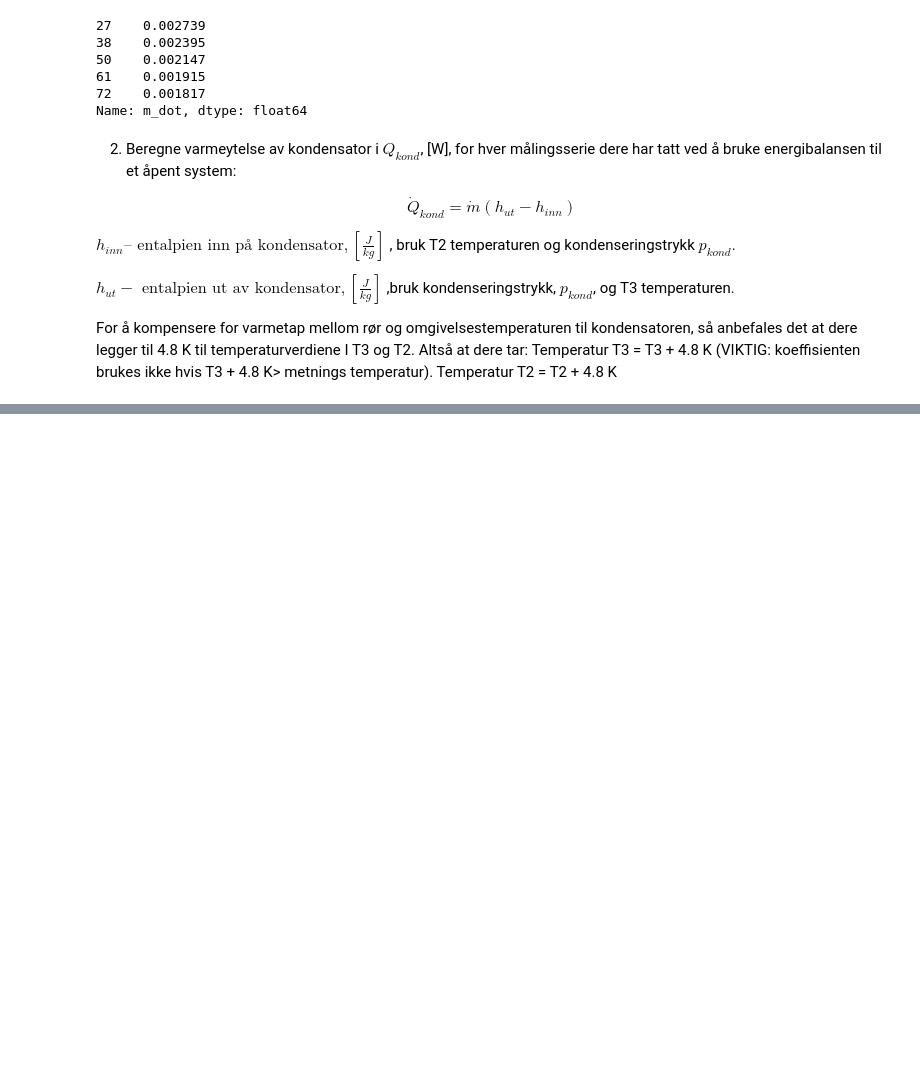
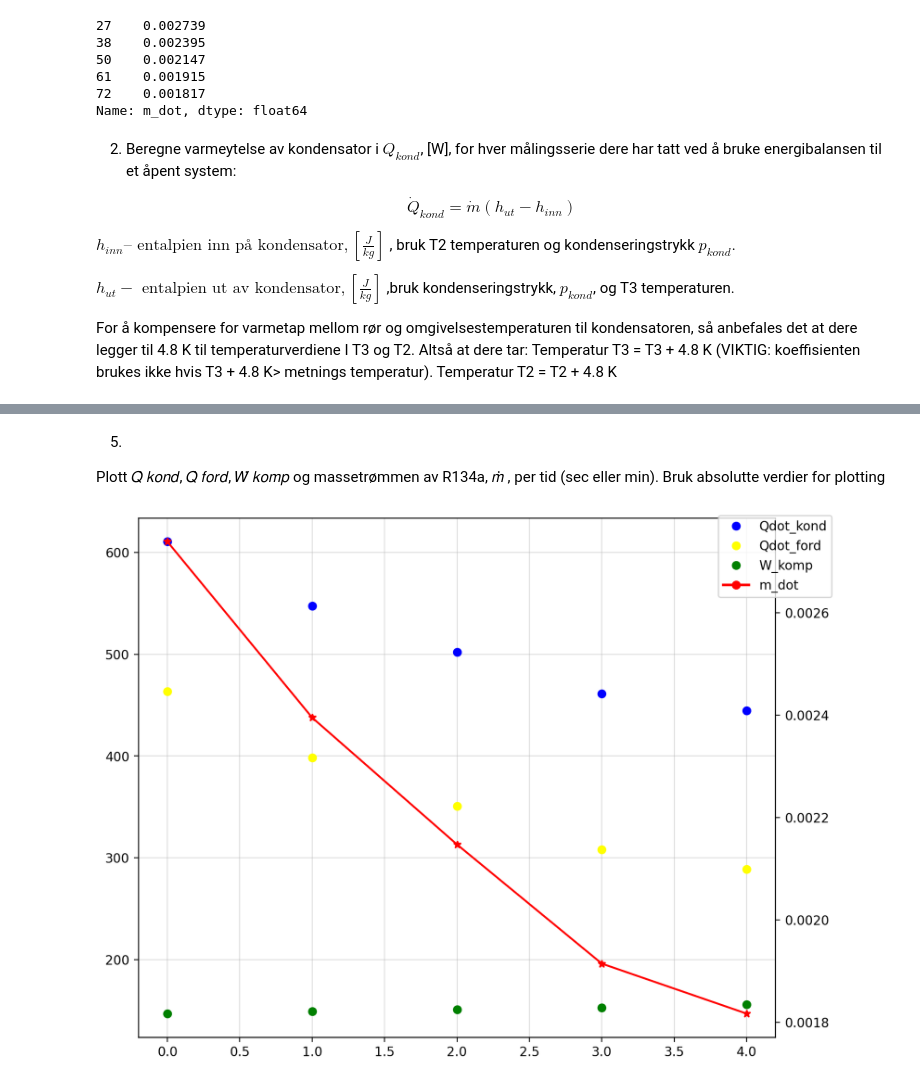
Before and after one commit to DoubleFFWasTaken/TermoLab-gh, a Jupyter notebook: TermolabGr19python.ipynb, the cells around one changed output, grey strips where cells are left out. Drawn from its saved outputs; the diff is of its cells as text; code cells hidden in the pictures; blank space fills up the shorter version.

Commit message:
plot

```diff
--- a/TermolabGr19python.ipynb
+++ b/TermolabGr19python.ipynb
@@ -168,0 +172,16 @@ print(res_manual_kond[["time", "Qdot_kond"]])
+# %%
+def entalpi_ford(data, korr=4.8):
+    data = data.copy()
+    p_ford = PropsSI("P", "T", data["Tford"].to_numpy() + kelvin, "Q", 1, fluid)
+    T1 = data["T1"].to_numpy()
+    data["hut_ford"]  = PropsSI("H", "T", T1 + kelvin, "P", p_ford, fluid)
+    data["hinn_ford"] = data["hut_kond"]
+
+    return data
+
+res_ford = entalpi_ford(res_kond)
+res_ford["Qdot_ford"] = res_ford["m_dot"] * abs((res_ford["hinn_ford"] - res_ford["hut_ford"]))
+
+res_ford_man= res_ford[res_ford["time"].dt.strftime("%H:%M:%S").isin(manual_tid)]
+
+print(res_ford_man[["time","Qdot_ford"]])
@@ -168,0 +211,4 @@ print(res_manual_kond[["time", "Qdot_kond"]])
+# %%
+res_ford_man["COP_HP"] = res_ford_man["Qdot_kond"] / res_ford_man["W_komp"]
+
+print(res_ford_man[["time","COP_HP"]])
@@ -168,0 +227,37 @@ print(res_manual_kond[["time", "Qdot_kond"]])
+# %% [markdown]
+5.
+Plott 𝑄̇
+𝑘𝑜𝑛𝑑, 𝑄̇
+𝑓𝑜𝑟𝑑, 𝑊̇
+𝑘𝑜𝑚𝑝 og massetrømmen av R134a, 𝑚̇ , per tid (sec eller min). Bruk
+absolutte verdier for plotting
+# %%
+import matplotlib.pyplot as plt
+from matplotlib.lines import Line2D
+
+x = range(len(res_ford_man["Qdot_kond"]))
+
+fig, ax1 = plt.subplots(figsize=(8,6), dpi=200, layout="constrained")
+ax2 = ax1.twinx()
+
+
+ax1.plot(x,res_ford_man["Qdot_kond"],"o", label = "Qdot_kond", color="blue" )
+ax1.plot(x,res_ford_man["Qdot_ford"],"o", label = "Qdot_ford", color="yellow" )
+ax1.plot(x,res_ford_man["W_komp"],"o", label = "W_komp", color="green")
+ax2.plot(x,res_ford_man["m_dot"], "-*", label = "m_dot", color="red" )
+
+ax1.grid(alpha = 0.4)
+
+handles = [
+    Line2D([], [], ls="", marker="o",  color="blue",   label="Qdot_kond"),
+    Line2D([], [], ls="", marker="o",  color="yellow", label="Qdot_ford"),
+    Line2D([], [], ls="", marker="o",  color="green",   label="W_komp"),
+    Line2D([], [], ls="-", lw=2, marker="o",  color="red", label="m_dot"),
+]
+fig.legend(handles=handles, loc="upper right")
+
+
+
+plt.show()
+# %% [output]
+[figure, added]
```
Also changed, not shown: parts of 6 cells of this notebook, 1 other file.
